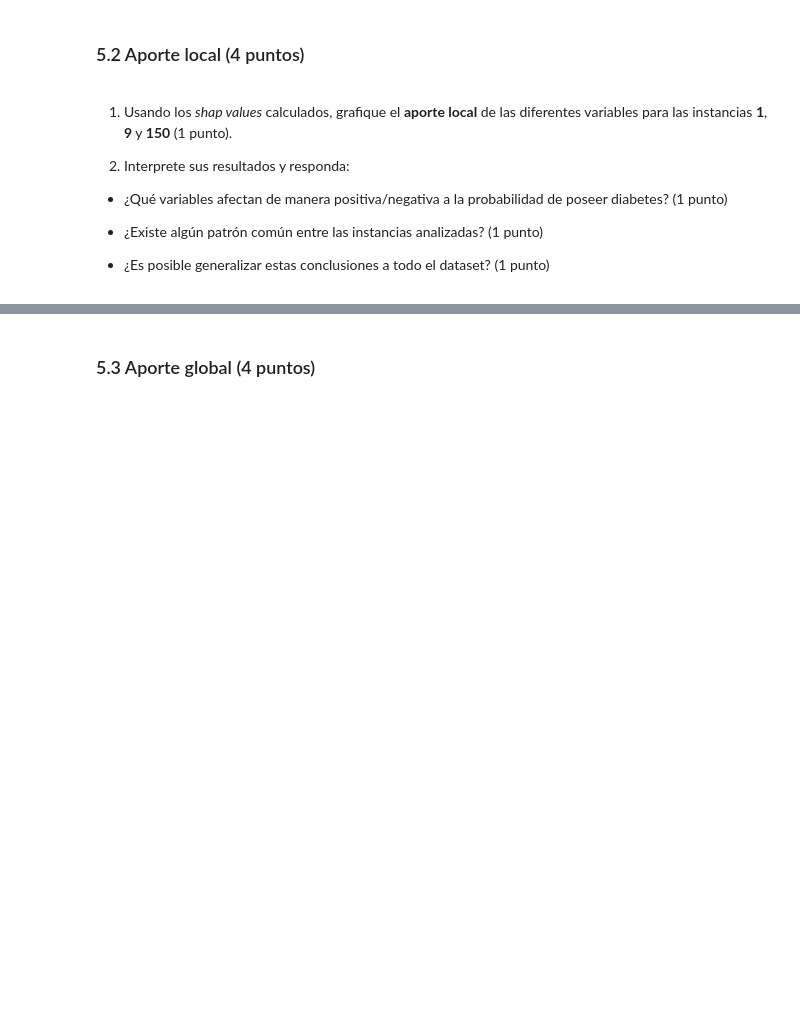
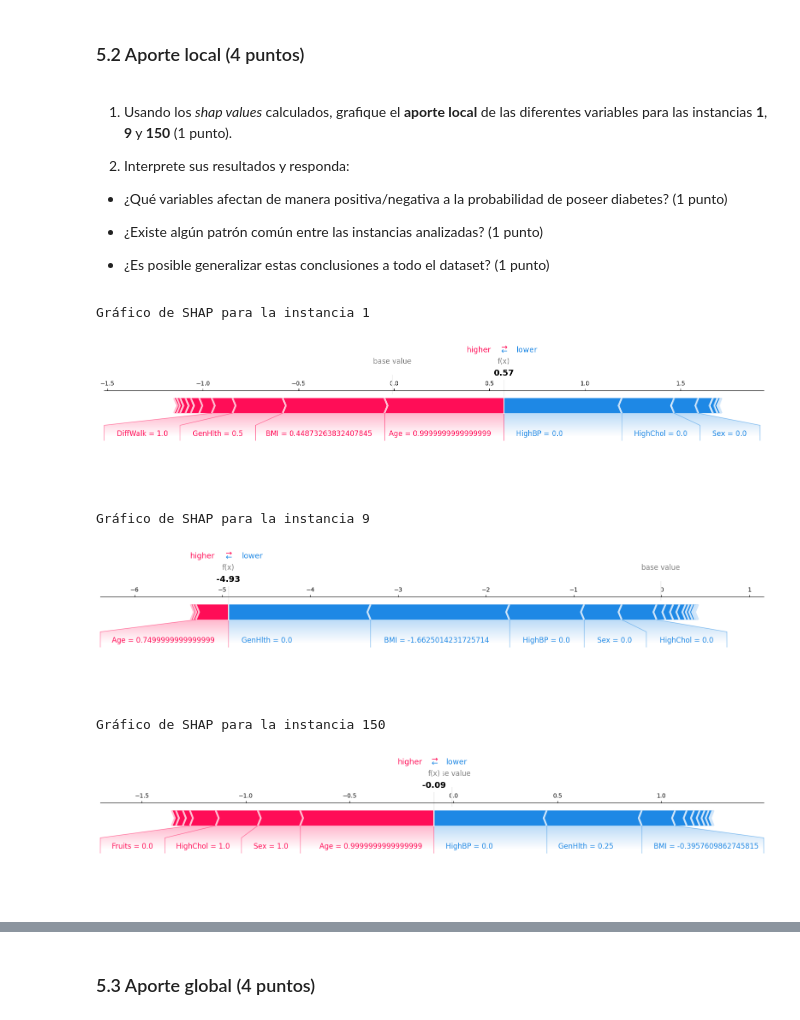
Before and after one commit to Qajirr/MDS7202-Labs, a Jupyter notebook: Lab 10 - Interpretabilidad/Laboratorio10_Enunciado.ipynb, the cells around one changed output, grey strips where cells are left out. Cells and saved outputs as stored; diff of their text form; code cells hidden in the pictures; blank space fills up the shorter version.

```diff
--- a/Lab 10 - Interpretabilidad/Laboratorio10_Enunciado.ipynb
+++ b/Lab 10 - Interpretabilidad/Laboratorio10_Enunciado.ipynb
@@ -305,0 +372,15 @@ warnings.filterwarnings("ignore", message=".*The 'nopython' keyword.*")
+# %%
+# Inserte código para generar gráficos de aporte local aquí
+# Visualizar los valores SHAP para las instancias 1, 9 y 150
+instances = [1, 9, 150]
+
+for instance in instances:
+    print(f"\nGráfico de SHAP para la instancia {instance}")
+    shap.force_plot(explainer.expected_value, shap_values[instance], X_transformed_test.iloc[instance], matplotlib=True)
+# %% [output]
+Gráfico de SHAP para la instancia 1
+[figure, added]
+Gráfico de SHAP para la instancia 9
+[figure, added]
+Gráfico de SHAP para la instancia 150
+[figure, added]
```
Also changed, not shown: parts of 21 cells of this notebook.
